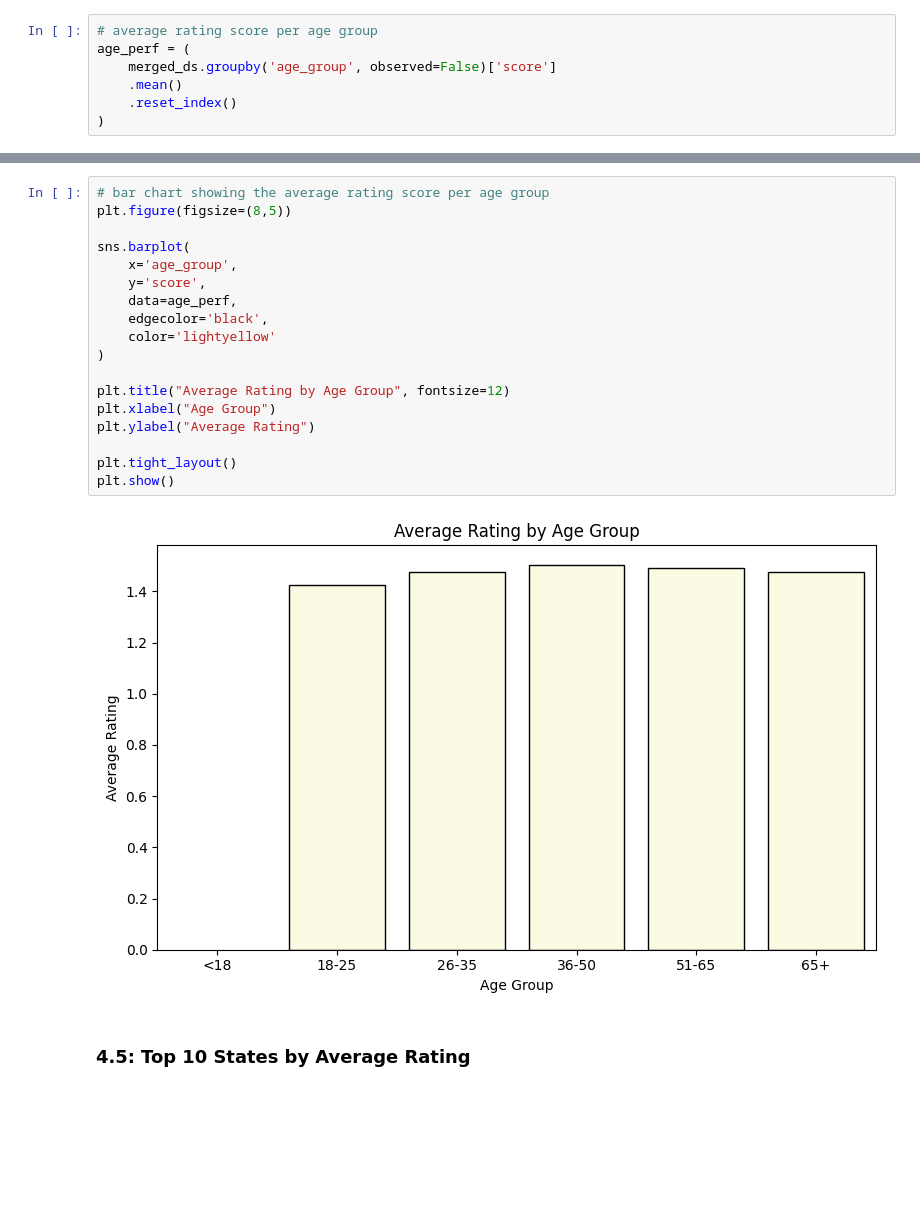
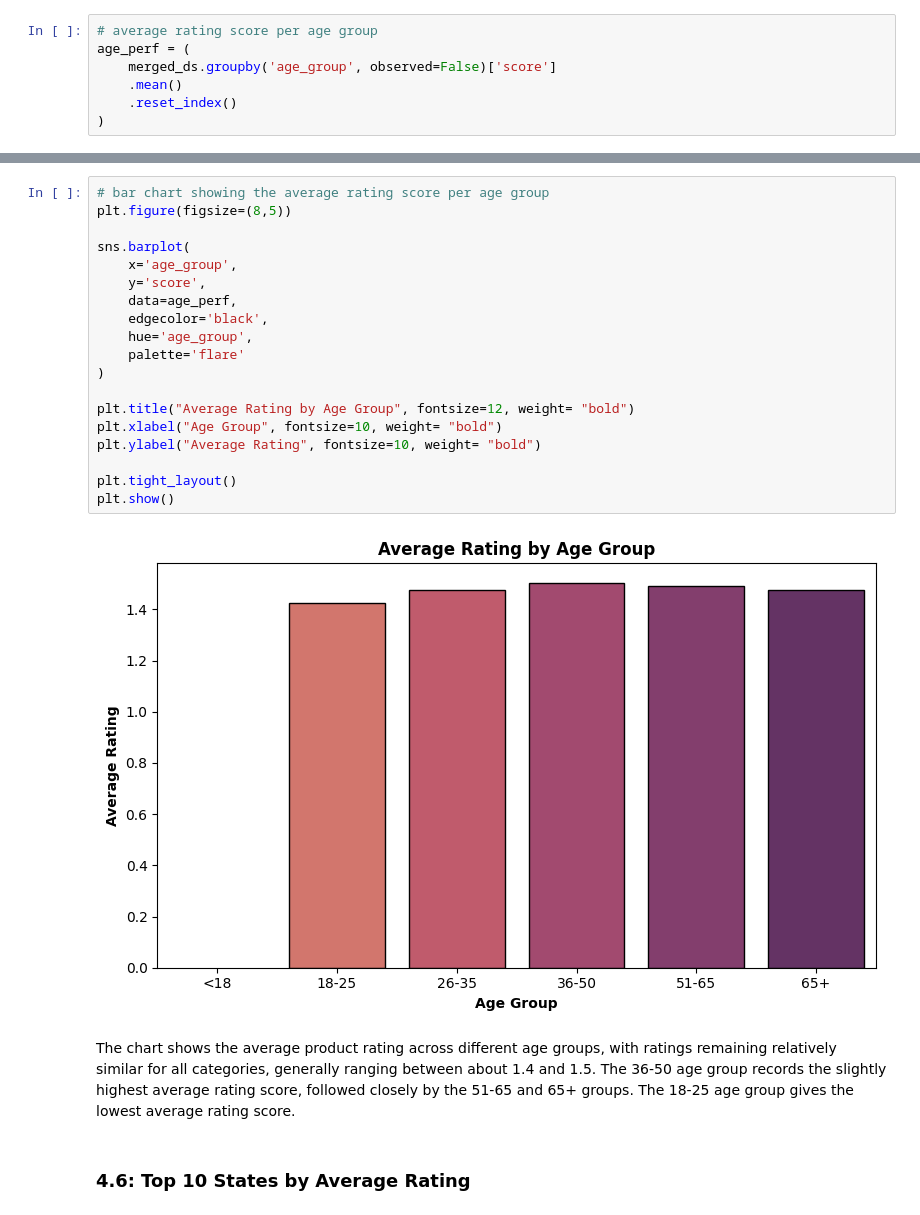
Before and after one commit to Fieldmarshall31/3531342_BD2, a Jupyter notebook: 3531342_BD2.ipynb, the cells around one changed output, grey strips where cells are left out. Cells and saved outputs as stored; diff of their text form; blank space fills up the shorter version.

```diff
--- a/3531342_BD2.ipynb
+++ b/3531342_BD2.ipynb
@@ -477,25 +547,28 @@ age_perf = (
 # %%
 # bar chart showing the average rating score per age group
 plt.figure(figsize=(8,5))
 
 sns.barplot(
     x='age_group',
     y='score',
     data=age_perf,
     edgecolor='black',
-    color='lightyellow'
+    hue='age_group',
+    palette='flare'
 )
 
-plt.title("Average Rating by Age Group", fontsize=12)
-plt.xlabel("Age Group")
-plt.ylabel("Average Rating")
+plt.title("Average Rating by Age Group", fontsize=12, weight= "bold")
+plt.xlabel("Age Group", fontsize=10, weight= "bold")
+plt.ylabel("Average Rating", fontsize=10, weight= "bold")
 
 plt.tight_layout()
 plt.show()
 # %% [output]
-[figure, old version]
+[figure, new version]
+# %% [markdown]
+The chart shows the average product rating across different age groups, with ratings remaining relatively similar for all categories, generally ranging between about 1.4 and 1.5. The 36-50 age group records the slightly highest average rating score, followed closely by the 51-65 and 65+ groups. The 18-25 age group gives the lowest average rating score.
 # %% [markdown]
-### **4.5: Top 10 States by Average Rating**
+### **4.6: Top 10 States by Average Rating**
 # %%
 # average rating score per state
 state_perf = (
```
Also changed, not shown: parts of 48 cells of this notebook.
